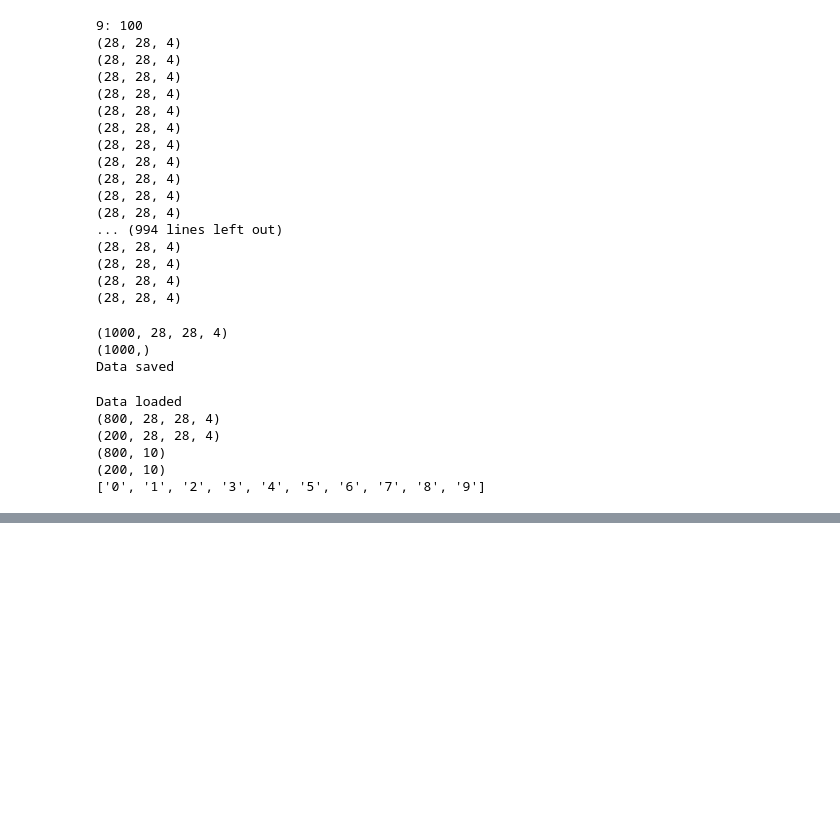
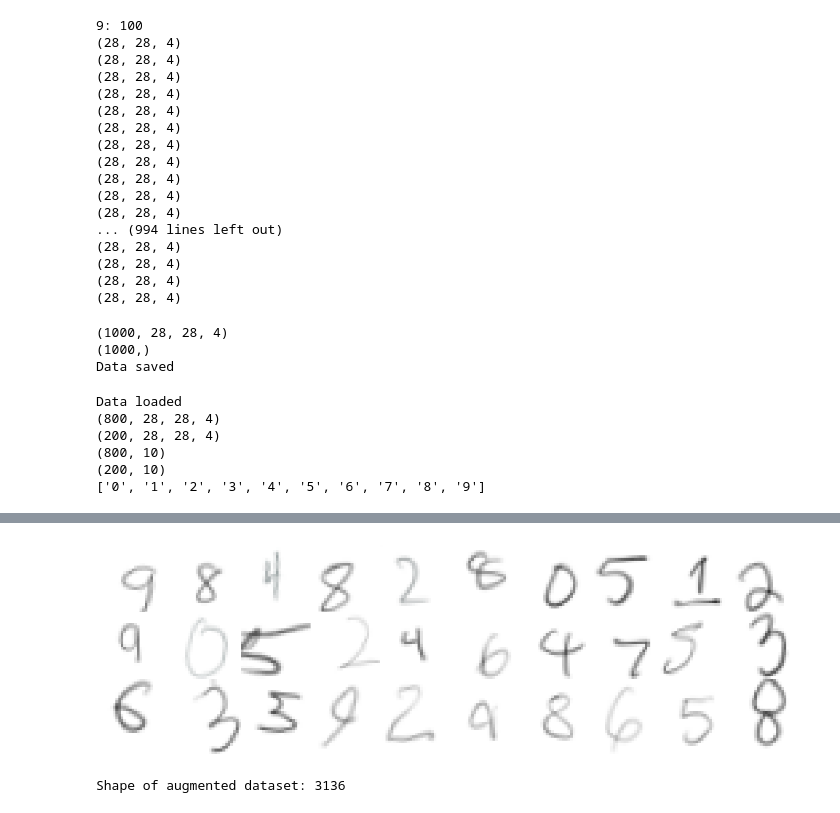
Before and after one commit to LingT03/M-SU-NIST-, a Jupyter notebook: MSUnist.ipynb, the cells around one changed output, grey strips where cells are left out. Drawn from its saved outputs; the diff is of its cells as text; code cells hidden in the pictures; blank space fills up the shorter version.

Commit message:
data augmentation

```diff
--- a/MSUnist.ipynb
+++ b/MSUnist.ipynb
@@ -118,0 +121,32 @@ plt.show()
+# %%
+# data augmentation
+datagen = ImageDataGenerator(
+      rotation_range=10,
+        zoom_range = 0.10,
+        width_shift_range=0.1,
+        height_shift_range=0.1)
+
+# PREVIEW AUGMENTED IMAGES
+X_train3 = X_train[799,].reshape((1,28,28,4))
+Y_train3 = y_train[799,].reshape((1,10))
+
+# PREVIEW AUGMENTED IMAGES FOR THE WHOLE DATASET
+plt.figure(figsize=(15, 4.5))
+for i in range(len(X_train)):
+    plt.subplot(3, 10, i % 30 + 1)  # Limiting to show 30 images
+    X_train_example = X_train[i].reshape((1, 28, 28, 4))
+    Y_train_example = y_train[i].reshape((1, 10))
+    X_train_augmented, _ = datagen.flow(X_train_example, Y_train_example).__next__()
+    X_train_augmented_resized = cv2.resize(X_train_augmented[0], (28, 28))
+    plt.imshow(X_train_augmented_resized, cmap=plt.cm.binary)
+    plt.axis('off')
+    if i % 30 == 29:
+        break  # Exit loop after displaying 30 images
+plt.subplots_adjust(wspace=-0.1, hspace=-0.1)
+plt.show()
+
+# Print the new shape of the data after augmentation
+print("Shape of augmented dataset:", X_train_augmented.size)
+# %% [output]
+[figure, added]
+Shape of augmented dataset: 3136
```
Also changed, not shown: parts of 2 cells of this notebook.
